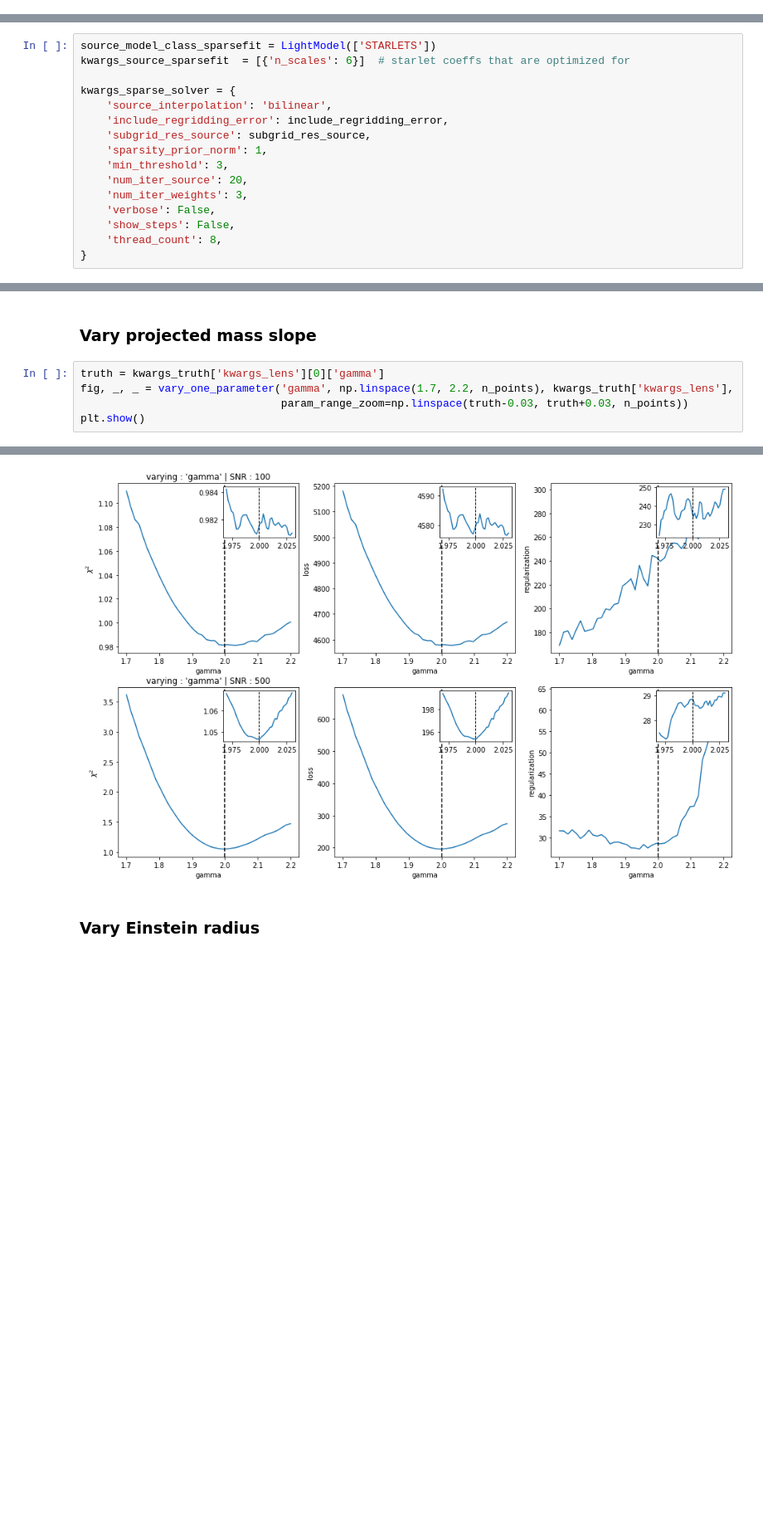
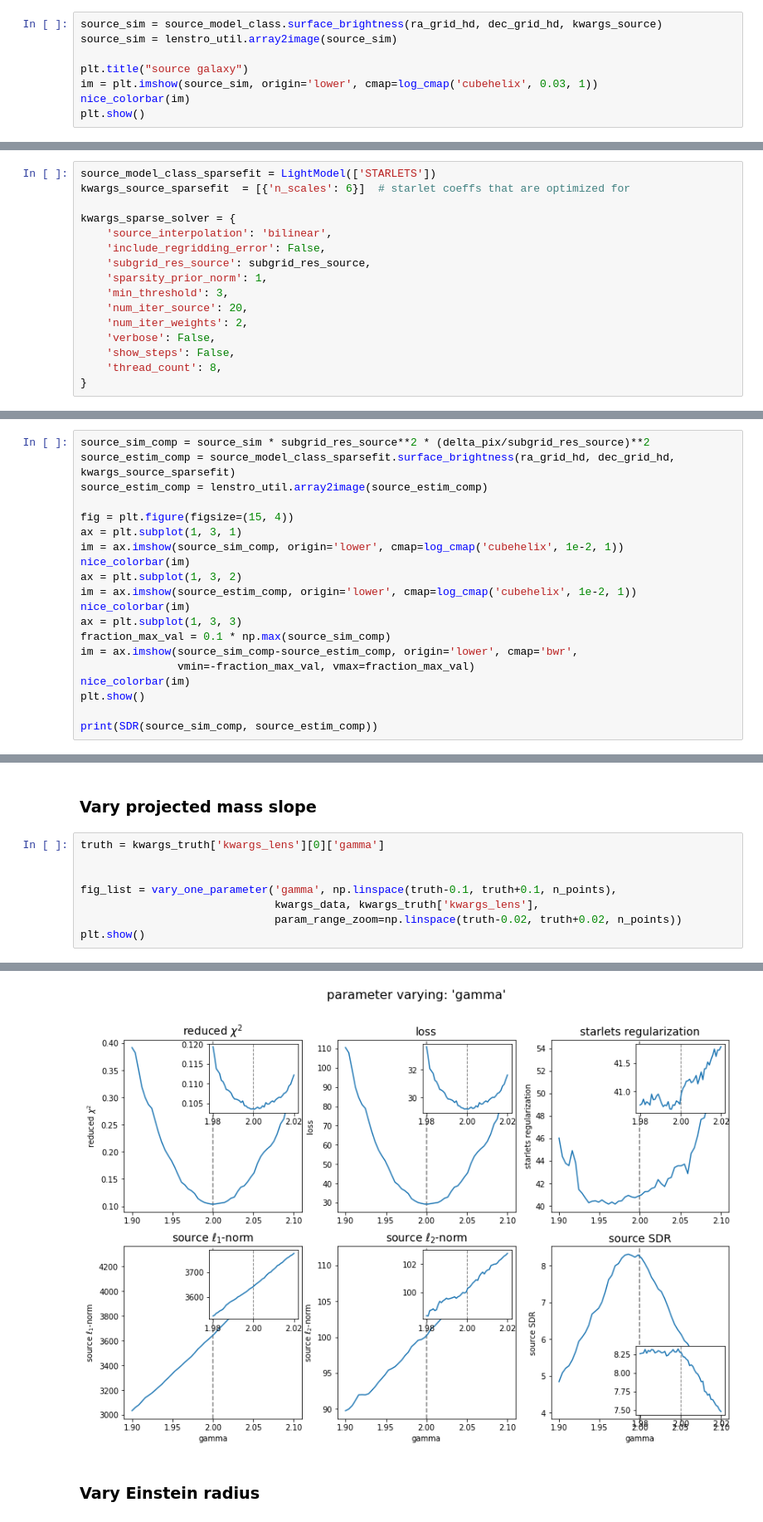
Before and after one commit to aymgal/SLITronomy, a Jupyter notebook: thirdparty/dev_notebooks/loss_minimization_lens_model.ipynb, the cells around one changed output, grey strips where cells are left out. Shown at 83% size. Drawn from its saved outputs; the diff is of its cells as text; blank space fills up the shorter version.

```diff
--- a/thirdparty/dev_notebooks/loss_minimization_lens_model.ipynb
+++ b/thirdparty/dev_notebooks/loss_minimization_lens_model.ipynb
@@ -125,0 +162,8 @@ image_sim_no_noise = imageModel.image(kwargs_lens, kwargs_source)
+# %%
+source_sim = source_model_class.surface_brightness(ra_grid_hd, dec_grid_hd, kwargs_source)
+source_sim = lenstro_util.array2image(source_sim)
+
+plt.title("source galaxy")
+im = plt.imshow(source_sim, origin='lower', cmap=log_cmap('cubehelix', 0.03, 1))
+nice_colorbar(im)
+plt.show()
@@ -180,12 +255,12 @@ kwargs_source_sparsefit  = [{'n_scales': 6}]  # starlet coeffs that are optimize
 
 kwargs_sparse_solver = {
     'source_interpolation': 'bilinear',
-    'include_regridding_error': include_regridding_error,
+    'include_regridding_error': False,
     'subgrid_res_source': subgrid_res_source,
     'sparsity_prior_norm': 1,
     'min_threshold': 3,
     'num_iter_source': 20,
-    'num_iter_weights': 3,
+    'num_iter_weights': 2,
     'verbose': False,
     'show_steps': False,
     'thread_count': 8,
@@ -210,0 +288,20 @@ Negative image pixels ? True (min = -5.33e-16)
+# %%
+source_sim_comp = source_sim * subgrid_res_source**2 * (delta_pix/subgrid_res_source)**2
+source_estim_comp = source_model_class_sparsefit.surface_brightness(ra_grid_hd, dec_grid_hd, kwargs_source_sparsefit)
+source_estim_comp = lenstro_util.array2image(source_estim_comp)
+
+fig = plt.figure(figsize=(15, 4))
+ax = plt.subplot(1, 3, 1)
+im = ax.imshow(source_sim_comp, origin='lower', cmap=log_cmap('cubehelix', 1e-2, 1))
+nice_colorbar(im)
+ax = plt.subplot(1, 3, 2)
+im = ax.imshow(source_estim_comp, origin='lower', cmap=log_cmap('cubehelix', 1e-2, 1))
+nice_colorbar(im)
+ax = plt.subplot(1, 3, 3)
+fraction_max_val = 0.1 * np.max(source_sim_comp)
+im = ax.imshow(source_sim_comp-source_estim_comp, origin='lower', cmap='bwr',
+               vmin=-fraction_max_val, vmax=fraction_max_val)
+nice_colorbar(im)
+plt.show()
+
+print(SDR(source_sim_comp, source_estim_comp))
@@ -298,7 +441,10 @@ def vary_one_parameter(param_name, param_range, kwargs_lens_truth, param_range_z
 ### Vary projected mass slope
 # %%
 truth = kwargs_truth['kwargs_lens'][0]['gamma']
-fig, _, _ = vary_one_parameter('gamma', np.linspace(1.7, 2.2, n_points), kwargs_truth['kwargs_lens'],
-                               param_range_zoom=np.linspace(truth-0.03, truth+0.03, n_points))
+
+
+fig_list = vary_one_parameter('gamma', np.linspace(truth-0.1, truth+0.1, n_points),
+                              kwargs_data, kwargs_truth['kwargs_lens'],
+                              param_range_zoom=np.linspace(truth-0.02, truth+0.02, n_points))
 plt.show()
 # %% [output]
@@ -305,4 +453,4 @@ plt.show()
-[figure, old version]
+[figure, new version]
 # %% [markdown]
 ### Vary Einstein radius
 # %%
```
Also changed, not shown: parts of 20 cells of this notebook.
